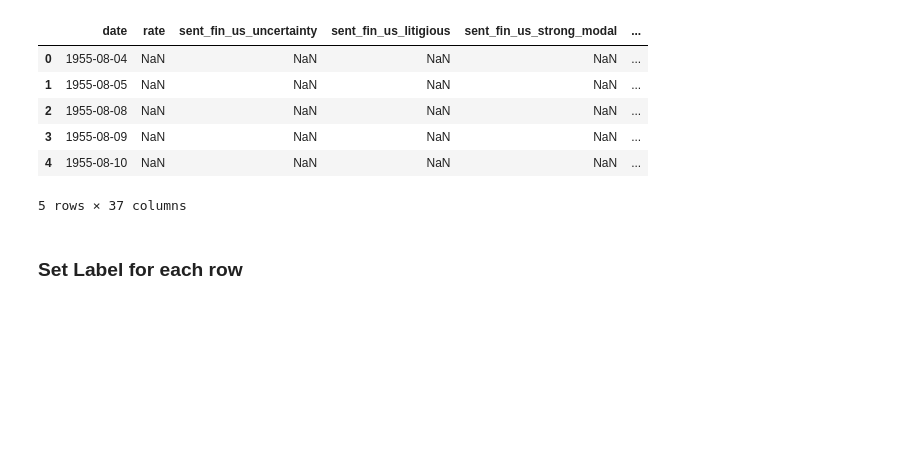
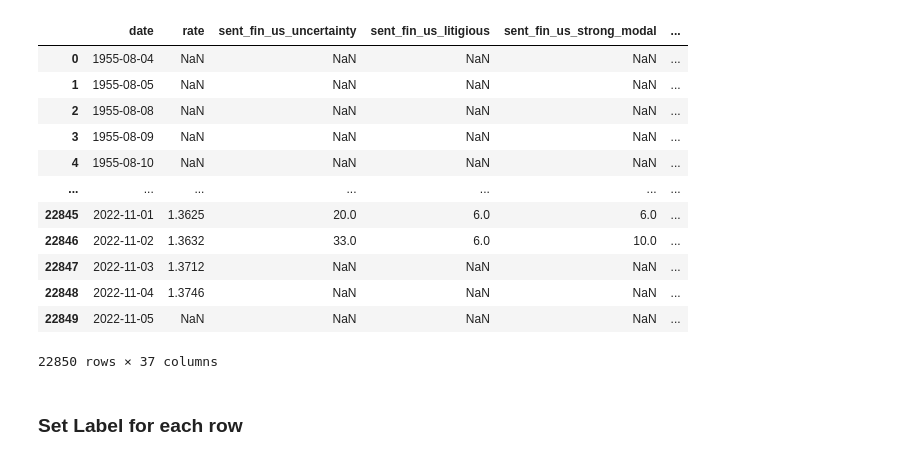
Before and after one commit to JSMarrocco/CHAMOAnalyticsDatathon2022, a Jupyter notebook: modeling/preprocessing.ipynb, the cells around one changed output. Drawn from its saved outputs; the diff is of its cells as text; code cells hidden in the pictures; blank space fills up the shorter version.

```diff
--- a/modeling/preprocessing.ipynb
+++ b/modeling/preprocessing.ipynb
@@ -6,15 +5,21 @@ import numpy as np
 # %%
 df_master = pd.read_csv("..\datasources\master_dataset.csv")
 
-df_master.head()
+df_master
 # %% [output]
 |  | date | rate | sent_fin_us_uncertainty | sent_fin_us_litigious | sent_fin_us_strong_modal | ... |
 | 0 | 1955-08-04 | NaN | NaN | NaN | NaN | ... |
 | 1 | 1955-08-05 | NaN | NaN | NaN | NaN | ... |
 | 2 | 1955-08-08 | NaN | NaN | NaN | NaN | ... |
 | 3 | 1955-08-09 | NaN | NaN | NaN | NaN | ... |
 | 4 | 1955-08-10 | NaN | NaN | NaN | NaN | ... |
+| ... | ... | ... | ... | ... | ... | ... |
+| 22845 | 2022-11-01 | 1.3625 | 20.0 | 6.0 | 6.0 | ... |
+| 22846 | 2022-11-02 | 1.3632 | 33.0 | 6.0 | 10.0 | ... |
+| 22847 | 2022-11-03 | 1.3712 | NaN | NaN | NaN | ... |
+| 22848 | 2022-11-04 | 1.3746 | NaN | NaN | NaN | ... |
+| 22849 | 2022-11-05 | NaN | NaN | NaN | NaN | ... |
-5 rows × 37 columns
+22850 rows × 37 columns
 # %% [markdown]
 ### Set Label for each row
 # %%
```
Also changed, not shown: parts of 11 cells of this notebook.
